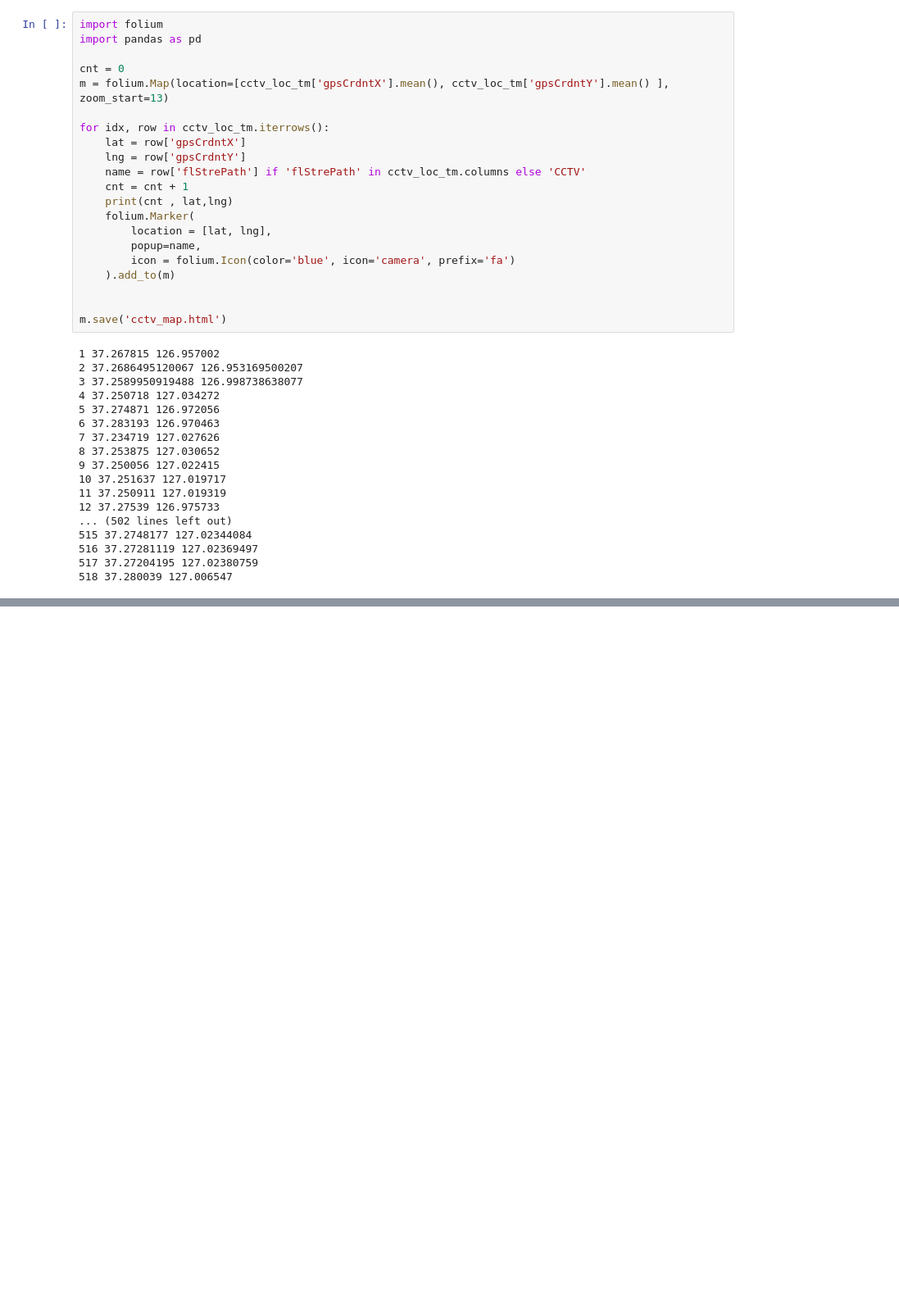
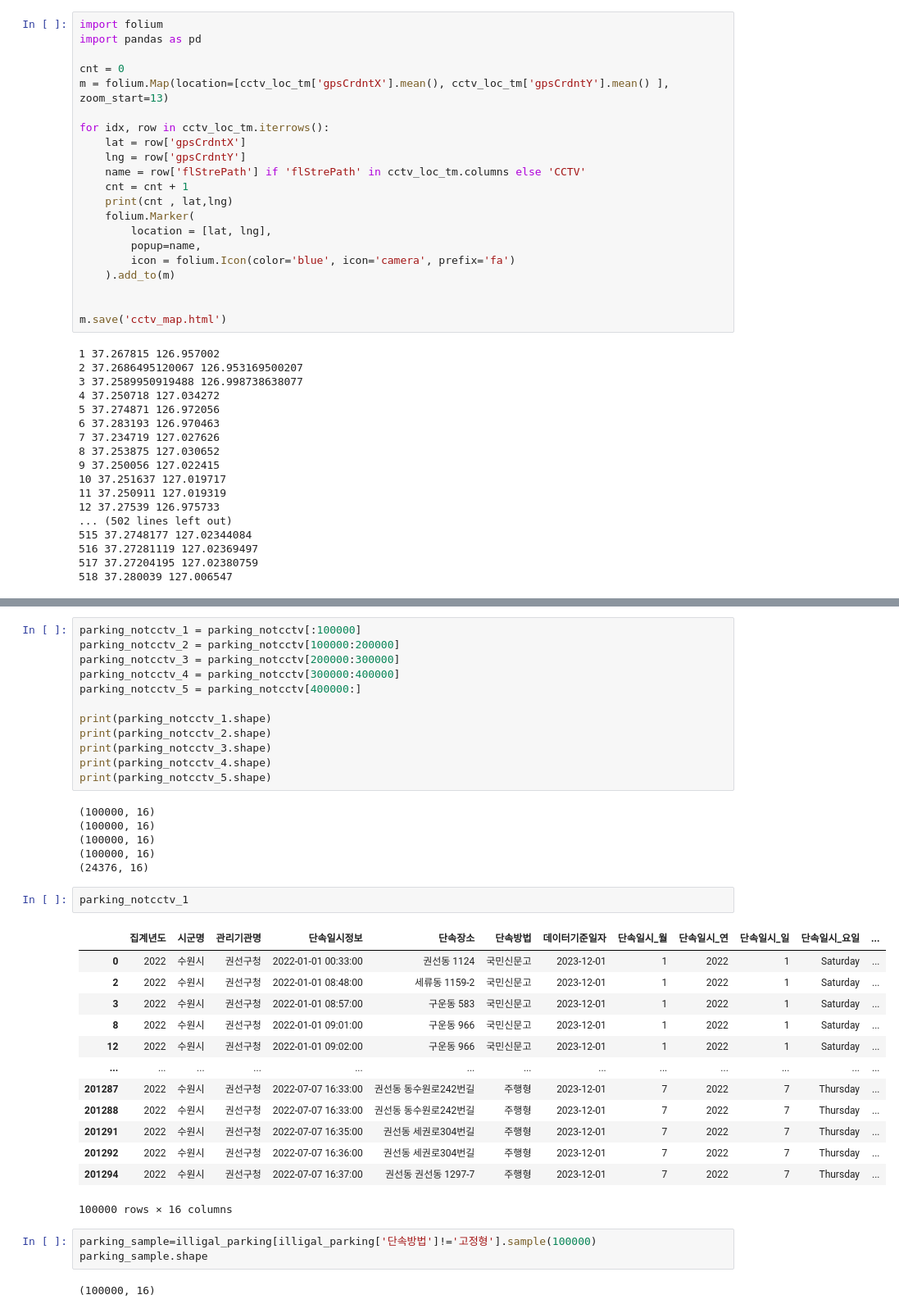
Before and after one commit to HOYUN-Y/Data_projects, a Jupyter notebook: dacon_sri_suwon_data_analysis/[Dacon] 공공데이터를 활용 수원시 정책 제안.ipynb, the cells around one changed output, grey strips where cells are left out. Shown at 82% size. Saved outputs shown, nothing was run; the diff lists cells and outputs as text; blank space fills up the shorter version.

```diff
--- a/dacon_sri_suwon_data_analysis/[Dacon] 공공데이터를 활용 수원시 정책 제안.ipynb
+++ b/dacon_sri_suwon_data_analysis/[Dacon] 공공데이터를 활용 수원시 정책 제안.ipynb
@@ -743,0 +769,39 @@ m.save('cctv_map.html')
+# %%
+parking_notcctv_1 = parking_notcctv[:100000]
+parking_notcctv_2 = parking_notcctv[100000:200000]
+parking_notcctv_3 = parking_notcctv[200000:300000]
+parking_notcctv_4 = parking_notcctv[300000:400000]
+parking_notcctv_5 = parking_notcctv[400000:]
+
+print(parking_notcctv_1.shape)
+print(parking_notcctv_2.shape)
+print(parking_notcctv_3.shape)
+print(parking_notcctv_4.shape)
+print(parking_notcctv_5.shape)
+# %% [output]
+(100000, 16)
+(100000, 16)
+(100000, 16)
+(100000, 16)
+(24376, 16)
+# %%
+parking_notcctv_1
+# %% [output]
+|  | 집계년도 | 시군명 | 관리기관명 | 단속일시정보 | 단속장소 | 단속방법 | 데이터기준일자 | 단속일시_월 | 단속일시_연 | 단속일시_일 | 단속일시_요일 | ... |
+| 0 | 2022 | 수원시 | 권선구청 | 2022-01-01 00:33:00 | 권선동 1124 | 국민신문고 | 2023-12-01 | 1 | 2022 | 1 | Saturday | ... |
+| 2 | 2022 | 수원시 | 권선구청 | 2022-01-01 08:48:00 | 세류동 1159-2 | 국민신문고 | 2023-12-01 | 1 | 2022 | 1 | Saturday | ... |
+| 3 | 2022 | 수원시 | 권선구청 | 2022-01-01 08:57:00 | 구운동 583 | 국민신문고 | 2023-12-01 | 1 | 2022 | 1 | Saturday | ... |
+| 8 | 2022 | 수원시 | 권선구청 | 2022-01-01 09:01:00 | 구운동 966 | 국민신문고 | 2023-12-01 | 1 | 2022 | 1 | Saturday | ... |
+| 12 | 2022 | 수원시 | 권선구청 | 2022-01-01 09:02:00 | 구운동 966 | 국민신문고 | 2023-12-01 | 1 | 2022 | 1 | Saturday | ... |
+| ... | ... | ... | ... | ... | ... | ... | ... | ... | ... | ... | ... | ... |
+| 201287 | 2022 | 수원시 | 권선구청 | 2022-07-07 16:33:00 | 권선동 동수원로242번길 | 주행형 | 2023-12-01 | 7 | 2022 | 7 | Thursday | ... |
+| 201288 | 2022 | 수원시 | 권선구청 | 2022-07-07 16:33:00 | 권선동 동수원로242번길 | 주행형 | 2023-12-01 | 7 | 2022 | 7 | Thursday | ... |
+| 201291 | 2022 | 수원시 | 권선구청 | 2022-07-07 16:35:00 | 권선동 세권로304번길 | 주행형 | 2023-12-01 | 7 | 2022 | 7 | Thursday | ... |
+| 201292 | 2022 | 수원시 | 권선구청 | 2022-07-07 16:36:00 | 권선동 세권로304번길 | 주행형 | 2023-12-01 | 7 | 2022 | 7 | Thursday | ... |
+| 201294 | 2022 | 수원시 | 권선구청 | 2022-07-07 16:37:00 | 권선동 권선동 1297-7 | 주행형 | 2023-12-01 | 7 | 2022 | 7 | Thursday | ... |
+100000 rows × 16 columns
+# %%
+parking_sample=illigal_parking[illigal_parking['단속방법']!='고정형'].sample(100000)
+parking_sample.shape
+# %% [output]
+(100000, 16)
```
Also changed, not shown: parts of 34 cells of this notebook, 9 other files.
